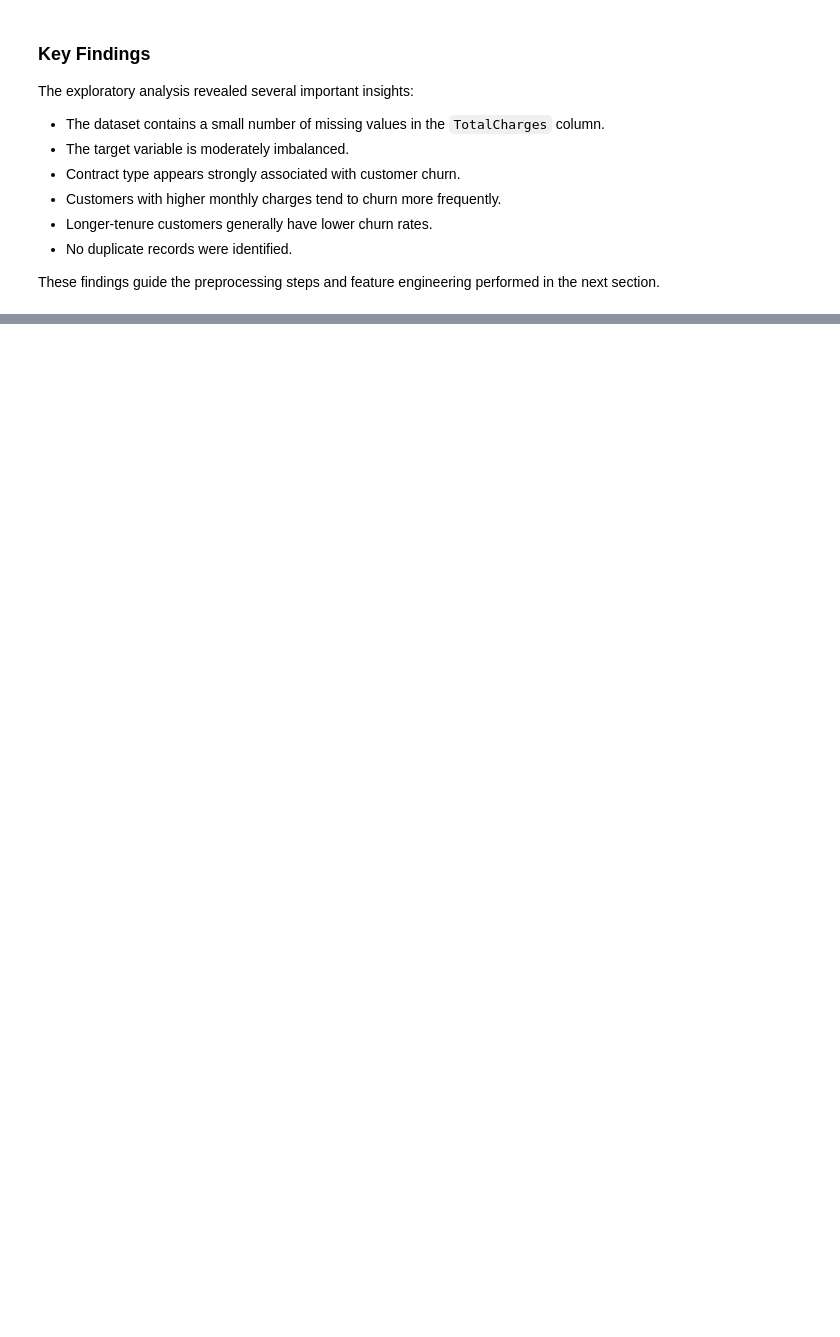
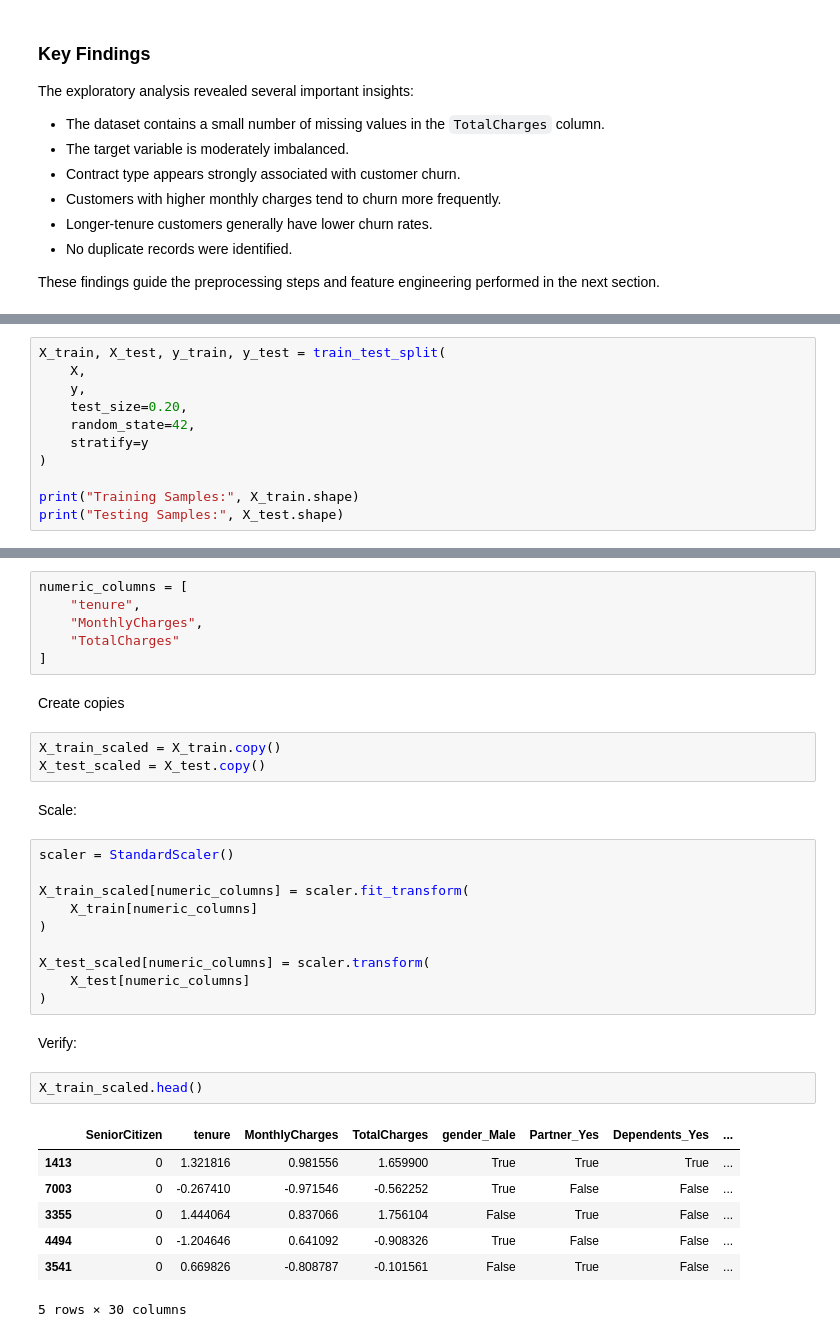
Before and after one commit to sabithamanoj/customer-churn-ml-deployment, a Jupyter notebook: Notebooks/customer_churn_pipeline.ipynb, the cells around one changed output, grey strips where cells are left out. Drawn from its saved outputs; the diff is of its cells as text; blank space fills up the shorter version.

```diff
--- a/Notebooks/customer_churn_pipeline.ipynb
+++ b/Notebooks/customer_churn_pipeline.ipynb
@@ -511,0 +620,11 @@ These findings guide the preprocessing steps and feature engineering performed i
+# %%
+X_train, X_test, y_train, y_test = train_test_split(
+    X,
+    y,
+    test_size=0.20,
+    random_state=42,
+    stratify=y
+)
+
+print("Training Samples:", X_train.shape)
+print("Testing Samples:", X_test.shape)
@@ -511,0 +641,35 @@ These findings guide the preprocessing steps and feature engineering performed i
+# %%
+numeric_columns = [
+    "tenure",
+    "MonthlyCharges",
+    "TotalCharges"
+]
+# %% [markdown]
+Create copies
+# %%
+X_train_scaled = X_train.copy()
+X_test_scaled = X_test.copy()
+# %% [markdown]
+Scale:
+# %%
+scaler = StandardScaler()
+
+X_train_scaled[numeric_columns] = scaler.fit_transform(
+    X_train[numeric_columns]
+)
+
+X_test_scaled[numeric_columns] = scaler.transform(
+    X_test[numeric_columns]
+)
+# %% [markdown]
+Verify:
+# %%
+X_train_scaled.head()
+# %% [output]
+|  | SeniorCitizen | tenure | MonthlyCharges | TotalCharges | gender_Male | Partner_Yes | Dependents_Yes | ... |
+| 1413 | 0 | 1.321816 | 0.981556 | 1.659900 | True | True | True | ... |
+| 7003 | 0 | -0.267410 | -0.971546 | -0.562252 | True | False | False | ... |
+| 3355 | 0 | 1.444064 | 0.837066 | 1.756104 | False | True | False | ... |
+| 4494 | 0 | -1.204646 | 0.641092 | -0.908326 | True | False | False | ... |
+| 3541 | 0 | 0.669826 | -0.808787 | -0.101561 | False | True | False | ... |
+5 rows × 30 columns
```
Also changed, not shown: parts of 34 cells of this notebook.
